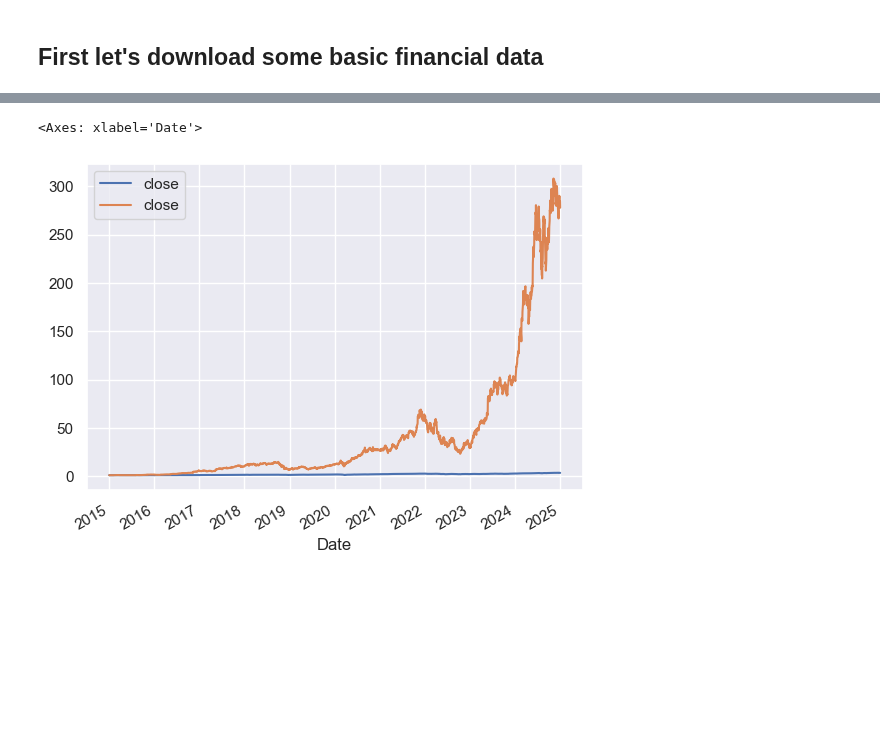
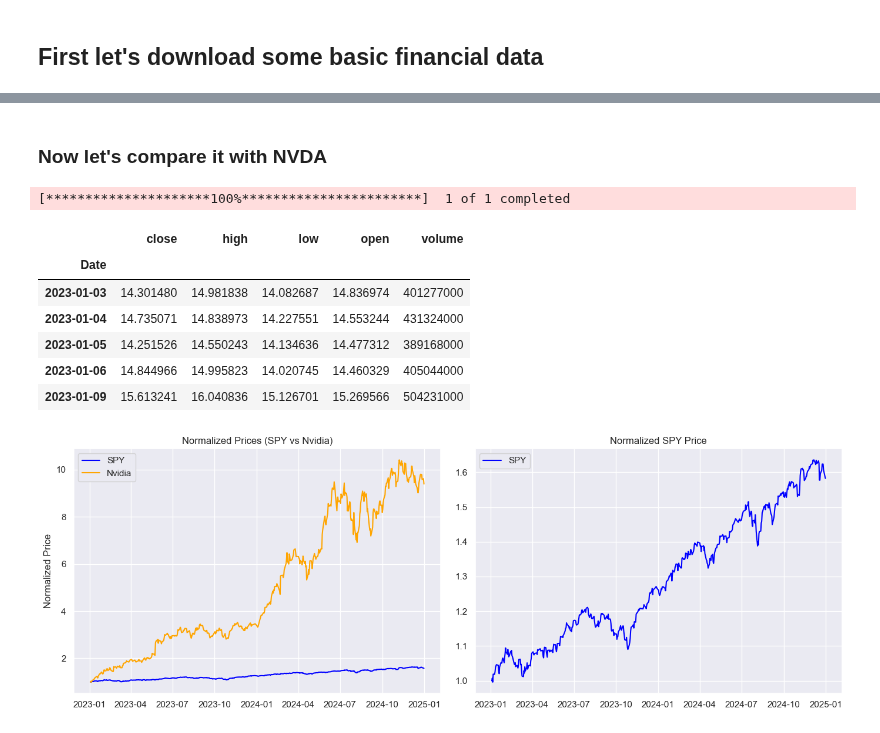
Before and after one commit to arthurdhonneur7/TFA-2025-2026, a Jupyter notebook: lectures/lecture_1/lecture_1.ipynb, the cells around one changed output, grey strips where cells are left out. Cells and saved outputs as stored; diff of their text form; code cells hidden in the pictures; blank space fills up the shorter version.

Commit message:
starting in 2023

```diff
--- a/lectures/lecture_1/lecture_1.ipynb
+++ b/lectures/lecture_1/lecture_1.ipynb
@@ -14,8 +16,7 @@ import matplotlib.pyplot as plt
 sns.set_theme()
 
 # Download daily price data for SPY
-spy = yf.download("SPY", start="2015-01-01", end="2025-01-01")
-nvd = yf.download("NVDA", start="2015-01-01", end="2025-01-01")
+spy = yf.download("SPY", start="2023-01-01", end="2025-01-01", auto_adjust=True)
 
 spy.head()
 # %% [output]
@@ -111,11 +84,46 @@ plt.show()
+# %% [markdown]
+### Now let's compare it with NVDA
+# %%
+nvd = yf.download("NVDA", start="2023-01-01", end="2025-01-01", auto_adjust=True)
+
+new_columns = ['close', 'high', 'low', 'open', 'volume']
+
+nvd.columns = new_columns
+
+nvd.head()
+# %% [output]
+[*********************100%***********************]  1 of 1 completed
+|  | close | high | low | open | volume |
+| Date |  |  |  |  |  |
+| 2023-01-03 | 14.301480 | 14.981838 | 14.082687 | 14.836974 | 401277000 |
+| 2023-01-04 | 14.735071 | 14.838973 | 14.227551 | 14.553244 | 431324000 |
+| 2023-01-05 | 14.251526 | 14.550243 | 14.134636 | 14.477312 | 389168000 |
+| 2023-01-06 | 14.844966 | 14.995823 | 14.020745 | 14.460329 | 405044000 |
+| 2023-01-09 | 15.613241 | 16.040836 | 15.126701 | 15.269566 | 504231000 |
 # %%
-nvd.columns = new_columns
+import matplotlib.pyplot as plt
 
+# Normalize prices (start at 1)
+spy_norm = spy["close"] / spy["close"].iloc[0]
+nvd_norm = nvd["close"] / nvd["close"].iloc[0]
 
+# Create 1 row, 2 column figure
+fig, axes = plt.subplots(1, 2, figsize=(14, 5), sharey=False)
 
-(spy['close']/spy['close'].iloc[0]).plot(legend='SPY')
-(nvd['close']/nvd['close'].iloc[0]).plot(legend='Nvidia')
+# Left plot: SPY vs Nvidia normalized
+axes[0].plot(spy.index, spy_norm, label="SPY", color="blue")
+axes[0].plot(nvd.index, nvd_norm, label="Nvidia", color="orange")
+axes[0].set_title("Normalized Prices (SPY vs Nvidia)")
+axes[0].set_ylabel("Normalized Price")
+axes[0].legend()
+
+# Right plot: SPY only normalized
+axes[1].plot(spy.index, spy_norm, label="SPY", color="blue")
+axes[1].set_title("Normalized SPY Price")
+axes[1].legend()
+
+plt.tight_layout()
+plt.show()
 # %% [output]
-<Axes: xlabel='Date'>
-[figure, old version]
+[figure, new version]
 # %%
```
Also changed, not shown: parts of 23 cells of this notebook.
